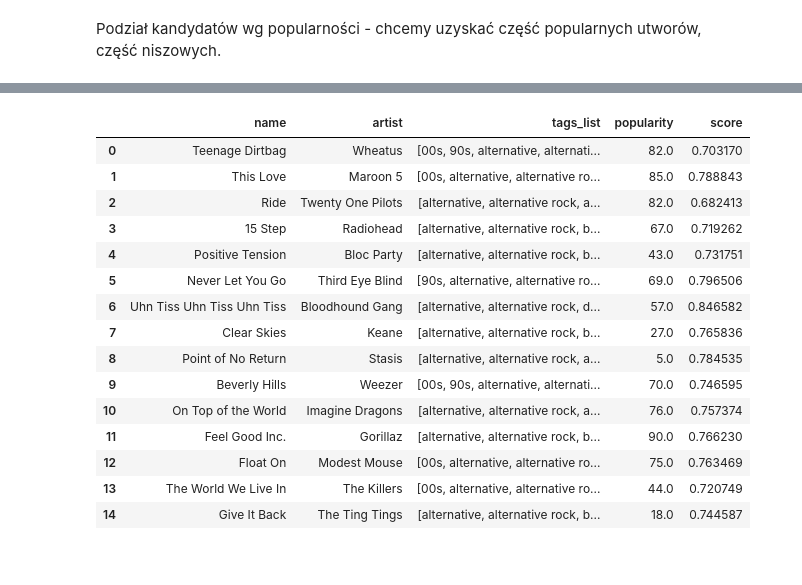
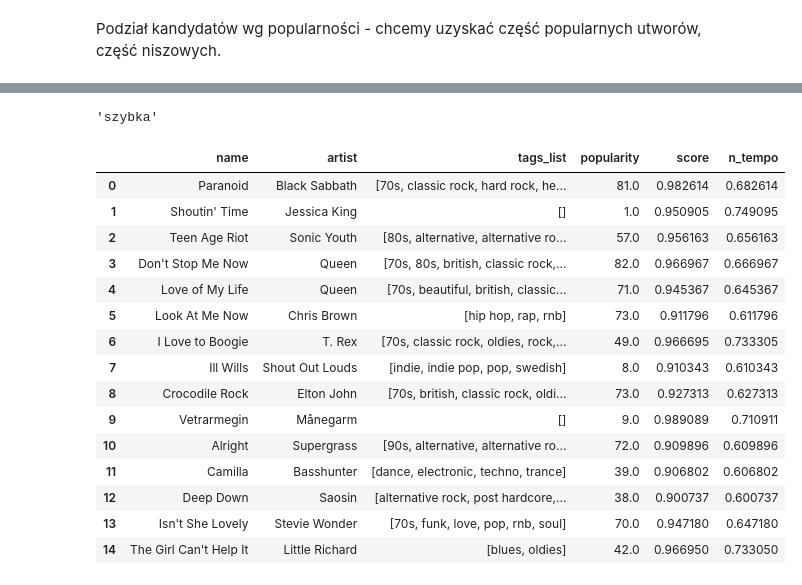
Before and after one commit to klaudia-pruchnik/Proptify, a Jupyter notebook: algoritm_near_finished.ipynb, the cells around one changed output, grey strips where cells are left out. Cells and saved outputs as stored; diff of their text form; code cells hidden in the pictures.

```diff
--- a/algoritm_near_finished.ipynb
+++ b/algoritm_near_finished.ipynb
@@ -1239,5 +1395,5 @@ picked_prompt
 # %%
-candidades_merged_score_df = merge_tag_and_audio_scores(candidades_df, audio_weight=0.6)
+candidades_merged_score_df = merge_tag_and_audio_scores(candidades_df, audio_weight=0.6, use_tags=has_tags)
 candidades_merged_score_df[['artist', 'name', 'tag_score', 'audio_score', 'score']].head(20)
 # %% [output]
 |  | artist | name | tag_score | audio_score | score |
@@ -1322,4 +1486,8 @@ t_high, t_mid
 # %%
-t_high, t_mid = calculate_dynamic_thresholds(candidades_merged_score_df)
+t_high, t_mid = calculate_dynamic_thresholds(
+    candidades_merged_score_df,
+    high_threshold=WORKSET_CONFIG['min_absolute_high'],
+    mid_threshold=WORKSET_CONFIG['min_absolute_mid']
+)
 t_high, t_mid
 # %% [output]
@@ -1440,7 +1609,12 @@ def build_working_set(
 
     return working
 # %%
-working = build_working_set(tier_a, tier_b, tier_c, SCORE_TIERS_CONFIG['min_final'], SCORE_TIERS_CONFIG['max_c_from_low_tier'])
+working = build_working_set(
+    tier_a, tier_b, tier_c,
+    target_pool_size=WORKSET_CONFIG['target_pool_size'],
+    min_required_size=WORKSET_CONFIG['min_required_size'],
+    popularity_rescue_ratio=WORKSET_CONFIG['popularity_rescue_ratio']
+)
 # working
 working["score"].value_counts()
 # %% [output]
@@ -1508,8 +1677,23 @@ pop_high
 # %%
 def weighted_sample(df: pd.DataFrame, k: int, alpha: float):
     """
-    Losuje do k wierszy z df bez zwracania, z wagami ~ score^alpha.
-    Jak df ma mniej niż k wierszy → zwraca wszystkie.
+    Losuje `k` wierszy z DataFrame bez zwracania, faworyzując utwory z wyższym 'score'.
+    Prawdopodobieństwo wylosowania utworu jest proporcjonalne do: (score ^ alpha).
+
+    Rola parametru alpha (temperatura losowania):
+    - alpha > 1 (np. 3.0): Strategia "Greedy" (chciwa). Bardzo mocno faworyzuje utwory z najwyższym wynikiem.
+      Szansa na wylosowanie słabszych utworów drastycznie maleje.
+    - alpha = 1.0: Prawdopodobieństwo liniowo zależne od wyniku.
+    - alpha < 1 (np. 0.5): Spłaszczenie różnic. Słabsze utwory mają większą szansę zaistnieć.
+    - alpha = 0: Losowanie jednostajne (każdy utwór ma taką samą szansę, ignorujemy score).
+
+    Args:
+        df (pd.DataFrame): Tabela z kandydatami (musi zawierać kolumnę 'score').
+        k (int): Liczba utworów do wylosowania.
+        alpha (float): Współczynnik skalowania wag (wykładnik potęgi).
+
+    Returns:
+        pd.DataFrame: Podzbiór `df` zawierający `k` wylosowanych wierszy.
     """
     if k <= 0 or len(df) == 0:
         return df.iloc[0:0]
@@ -1724,19 +1832,27 @@ def sample_final_songs(
+# %%
+picked_prompt
+# %% [output]
+'szybka'
 # %%
-sample_final_songs(working, POPULARITY_CONFIG, SAMPLING_CONFIG)[["name", "artist", "tags_list", "popularity", "score"]]
+sample_final_songs(
+    working,
+    POPULARITY_CONFIG,
+    SAMPLING_CONFIG
+)[["name", "artist", "tags_list", "popularity", "score", "n_tempo"]]
 # %% [output]
-|  | name | artist | tags_list | popularity | score |
-| 0 | Teenage Dirtbag | Wheatus | [00s, 90s, alternative, alternati... | 82.0 | 0.703170 |
-| 1 | This Love | Maroon 5 | [00s, alternative, alternative ro... | 85.0 | 0.788843 |
-| 2 | Ride | Twenty One Pilots | [alternative, alternative rock, a... | 82.0 | 0.682413 |
-| 3 | 15 Step | Radiohead | [alternative, alternative rock, b... | 67.0 | 0.719262 |
-| 4 | Positive Tension | Bloc Party | [alternative, alternative rock, b... | 43.0 | 0.731751 |
-| 5 | Never Let You Go | Third Eye Blind | [90s, alternative, alternative ro... | 69.0 | 0.796506 |
-| 6 | Uhn Tiss Uhn Tiss Uhn Tiss | Bloodhound Gang | [alternative, alternative rock, d... | 57.0 | 0.846582 |
-| 7 | Clear Skies | Keane | [alternative, alternative rock, b... | 27.0 | 0.765836 |
-| 8 | Point of No Return | Stasis | [alternative, alternative rock, a... | 5.0 | 0.784535 |
-| 9 | Beverly Hills | Weezer | [00s, 90s, alternative, alternati... | 70.0 | 0.746595 |
-| 10 | On Top of the World | Imagine Dragons | [alternative, alternative rock, a... | 76.0 | 0.757374 |
-| 11 | Feel Good Inc. | Gorillaz | [alternative, alternative rock, b... | 90.0 | 0.766230 |
-| 12 | Float On | Modest Mouse | [00s, alternative, alternative ro... | 75.0 | 0.763469 |
-| 13 | The World We Live In | The Killers | [00s, alternative, alternative ro... | 44.0 | 0.720749 |
-| 14 | Give It Back | The Ting Tings | [alternative, alternative rock, b... | 18.0 | 0.744587 |
+|  | name | artist | tags_list | popularity | score | n_tempo |
+| 0 | Paranoid | Black Sabbath | [70s, classic rock, hard rock, he... | 81.0 | 0.982614 | 0.682614 |
+| 1 | Shoutin' Time | Jessica King | [] | 1.0 | 0.950905 | 0.749095 |
+| 2 | Teen Age Riot | Sonic Youth | [80s, alternative, alternative ro... | 57.0 | 0.956163 | 0.656163 |
+| 3 | Don't Stop Me Now | Queen | [70s, 80s, british, classic rock,... | 82.0 | 0.966967 | 0.666967 |
+| 4 | Love of My Life | Queen | [70s, beautiful, british, classic... | 71.0 | 0.945367 | 0.645367 |
+| 5 | Look At Me Now | Chris Brown | [hip hop, rap, rnb] | 73.0 | 0.911796 | 0.611796 |
+| 6 | I Love to Boogie | T. Rex | [70s, classic rock, oldies, rock,... | 49.0 | 0.966695 | 0.733305 |
+| 7 | Ill Wills | Shout Out Louds | [indie, indie pop, pop, swedish] | 8.0 | 0.910343 | 0.610343 |
+| 8 | Crocodile Rock | Elton John | [70s, british, classic rock, oldi... | 73.0 | 0.927313 | 0.627313 |
+| 9 | Vetrarmegin | Månegarm | [] | 9.0 | 0.989089 | 0.710911 |
+| 10 | Alright | Supergrass | [90s, alternative, alternative ro... | 72.0 | 0.909896 | 0.609896 |
+| 11 | Camilla | Basshunter | [dance, electronic, techno, trance] | 39.0 | 0.906802 | 0.606802 |
+| 12 | Deep Down | Saosin | [alternative rock, post hardcore,... | 38.0 | 0.900737 | 0.600737 |
+| 13 | Isn't She Lovely | Stevie Wonder | [70s, funk, love, pop, rnb, soul] | 70.0 | 0.947180 | 0.647180 |
+| 14 | The Girl Can't Help It | Little Richard | [blues, oldies] | 42.0 | 0.966950 | 0.733050 |
```
Also changed, not shown: parts of 63 cells of this notebook.
